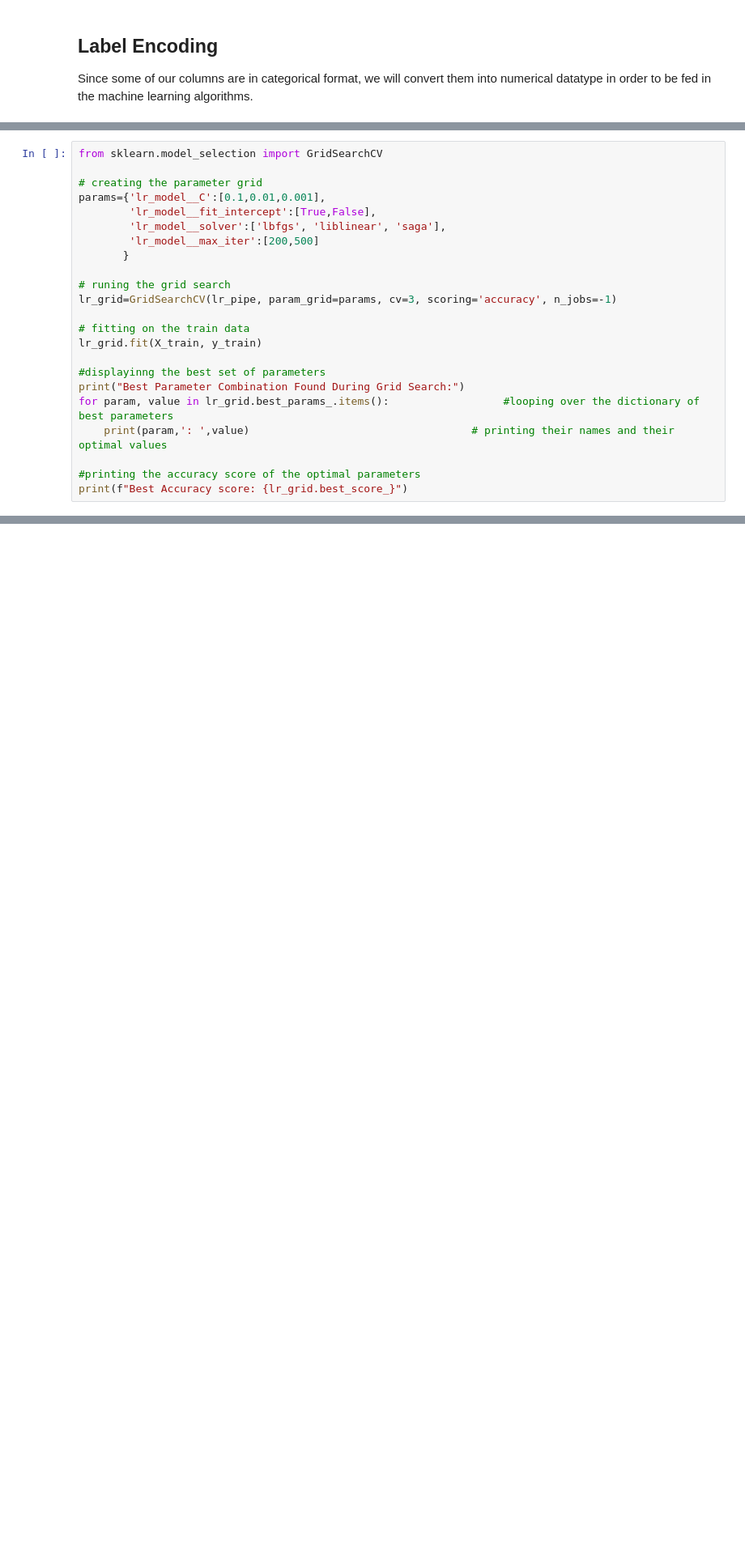
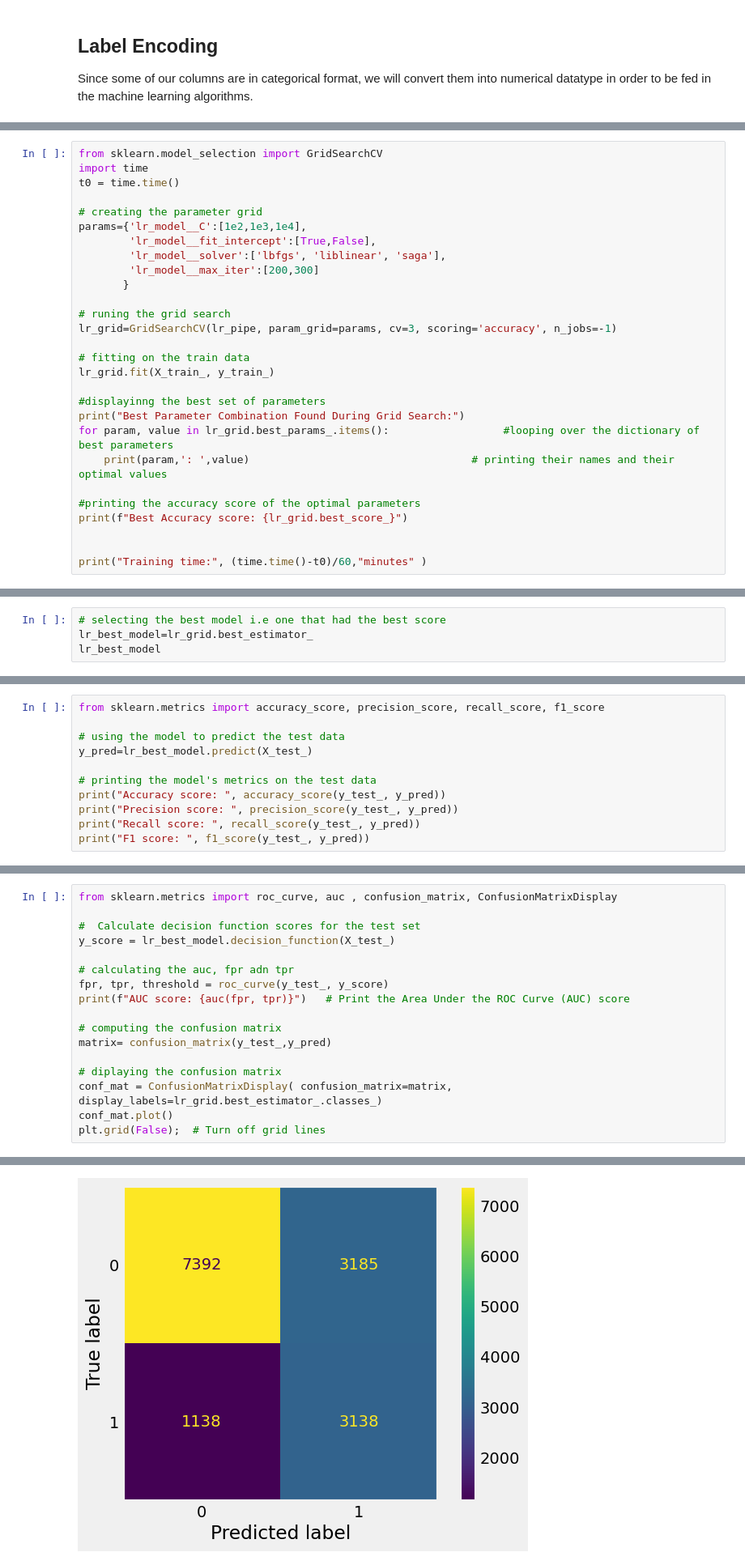
Before and after one commit to sha-ddie/Hotel-Reservation-Churning-Prediction, a Jupyter notebook: Analysis.ipynb, the cells around one changed output, grey strips where cells are left out. Shown at 81% size. Drawn from its saved outputs; the diff is of its cells as text; blank space fills up the shorter version.

```diff
--- a/Analysis.ipynb
+++ b/Analysis.ipynb
@@ -600,18 +741,20 @@ Mean Accuracy score: 0.9474167025320012
 # %%
 from sklearn.model_selection import GridSearchCV
+import time
+t0 = time.time()
 
 # creating the parameter grid
-params={'lr_model__C':[0.1,0.01,0.001],
+params={'lr_model__C':[1e2,1e3,1e4],
         'lr_model__fit_intercept':[True,False],
         'lr_model__solver':['lbfgs', 'liblinear', 'saga'],
-        'lr_model__max_iter':[200,500]
+        'lr_model__max_iter':[200,300]
        }
 
 # runing the grid search
 lr_grid=GridSearchCV(lr_pipe, param_grid=params, cv=3, scoring='accuracy', n_jobs=-1)
 
 # fitting on the train data
-lr_grid.fit(X_train, y_train)
+lr_grid.fit(X_train_, y_train_)
 
 #displayinng the best set of parameters
 print("Best Parameter Combination Found During Grid Search:")
@@ -620,5 +763,8 @@ for param, value in lr_grid.best_params_.items():                  #looping over
 
 #printing the accuracy score of the optimal parameters
 print(f"Best Accuracy score: {lr_grid.best_score_}")
+
+
+print("Training time:", (time.time()-t0)/60,"minutes" )
 # %% [output]
 Best Parameter Combination Found During Grid Search:
@@ -629,0 +784,4 @@ Best Accuracy score: 0.9583147912296246
+# %%
+# selecting the best model i.e one that had the best score
+lr_best_model=lr_grid.best_estimator_
+lr_best_model
@@ -629,0 +795,11 @@ Best Accuracy score: 0.9583147912296246
+# %%
+from sklearn.metrics import accuracy_score, precision_score, recall_score, f1_score
+
+# using the model to predict the test data
+y_pred=lr_best_model.predict(X_test_)
+
+# printing the model's metrics on the test data
+print("Accuracy score: ", accuracy_score(y_test_, y_pred))
+print("Precision score: ", precision_score(y_test_, y_pred))
+print("Recall score: ", recall_score(y_test_, y_pred))
+print("F1 score: ", f1_score(y_test_, y_pred))
@@ -629,0 +811,18 @@ Best Accuracy score: 0.9583147912296246
+# %%
+from sklearn.metrics import roc_curve, auc , confusion_matrix, ConfusionMatrixDisplay
+
+#  Calculate decision function scores for the test set
+y_score = lr_best_model.decision_function(X_test_)
+
+# calculating the auc, fpr adn tpr
+fpr, tpr, threshold = roc_curve(y_test_, y_score)
+print(f"AUC score: {auc(fpr, tpr)}")   # Print the Area Under the ROC Curve (AUC) score
+
+# computing the confusion matrix
+matrix= confusion_matrix(y_test_,y_pred)
+
+# diplaying the confusion matrix
+conf_mat = ConfusionMatrixDisplay( confusion_matrix=matrix, display_labels=lr_grid.best_estimator_.classes_)
+conf_mat.plot()
+plt.grid(False);  # Turn off grid lines
+# %% [output]
@@ -629,0 +830 @@ Best Accuracy score: 0.9583147912296246
+[figure, added]
```
Also changed, not shown: parts of 39 cells of this notebook.
